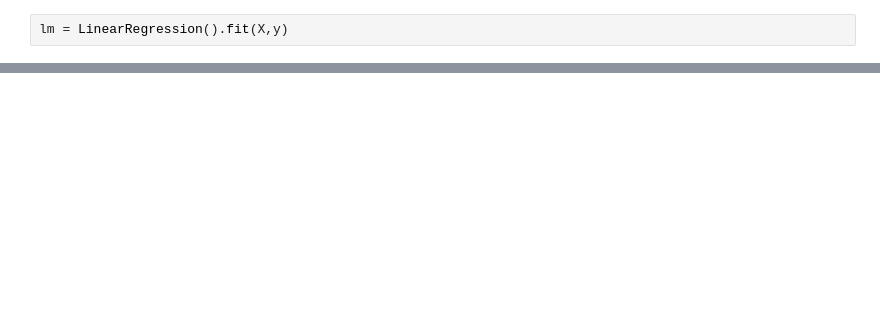
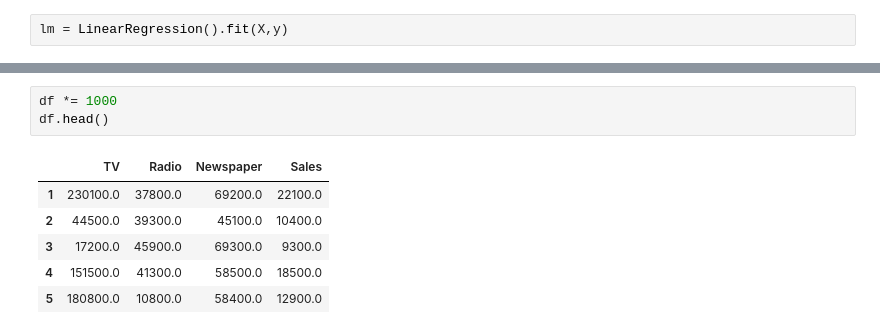
Before and after one commit to xbeedx/Courses, a Jupyter notebook: DataScience/CS109x/Multiple_Polynomial_Regression/Features_on_Different_Scales/interp_diff_scales.ipynb, the cells around one changed output, grey strips where cells are left out. Drawn from its saved outputs; the diff is of its cells as text; blank space fills up the shorter version.

```diff
--- a/DataScience/CS109x/Multiple_Polynomial_Regression/Features_on_Different_Scales/interp_diff_scales.ipynb
+++ b/DataScience/CS109x/Multiple_Polynomial_Regression/Features_on_Different_Scales/interp_diff_scales.ipynb
@@ -22,0 +32,10 @@ print(f'{"Model Coefficients":>9}')
+# %%
+df *= 1000
+df.head()
+# %% [output]
+|  | TV | Radio | Newspaper | Sales |
+| 1 | 230100.0 | 37800.0 | 69200.0 | 22100.0 |
+| 2 | 44500.0 | 39300.0 | 45100.0 | 10400.0 |
+| 3 | 17200.0 | 45900.0 | 69300.0 | 9300.0 |
+| 4 | 151500.0 | 41300.0 | 58500.0 | 18500.0 |
+| 5 | 180800.0 | 10800.0 | 58400.0 | 12900.0 |
```
Also changed, not shown: parts of 11 cells of this notebook, 1 other file.
